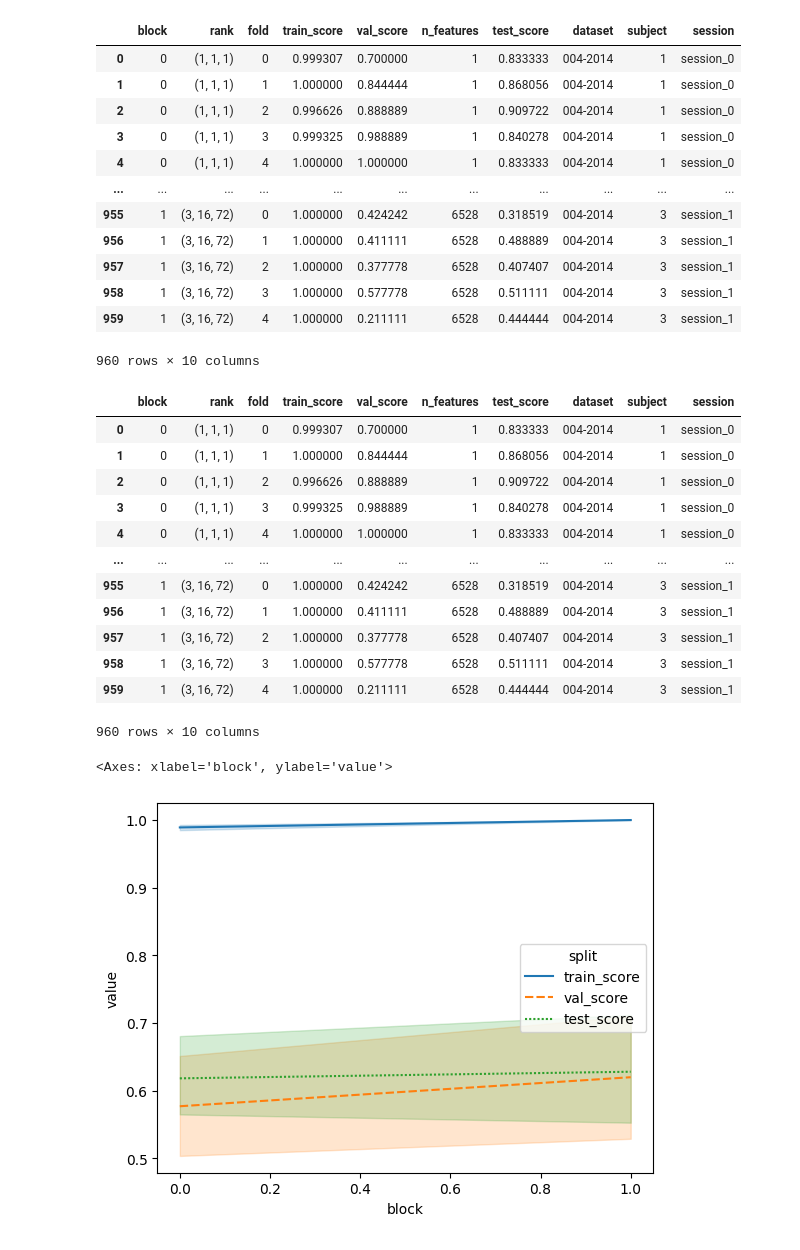
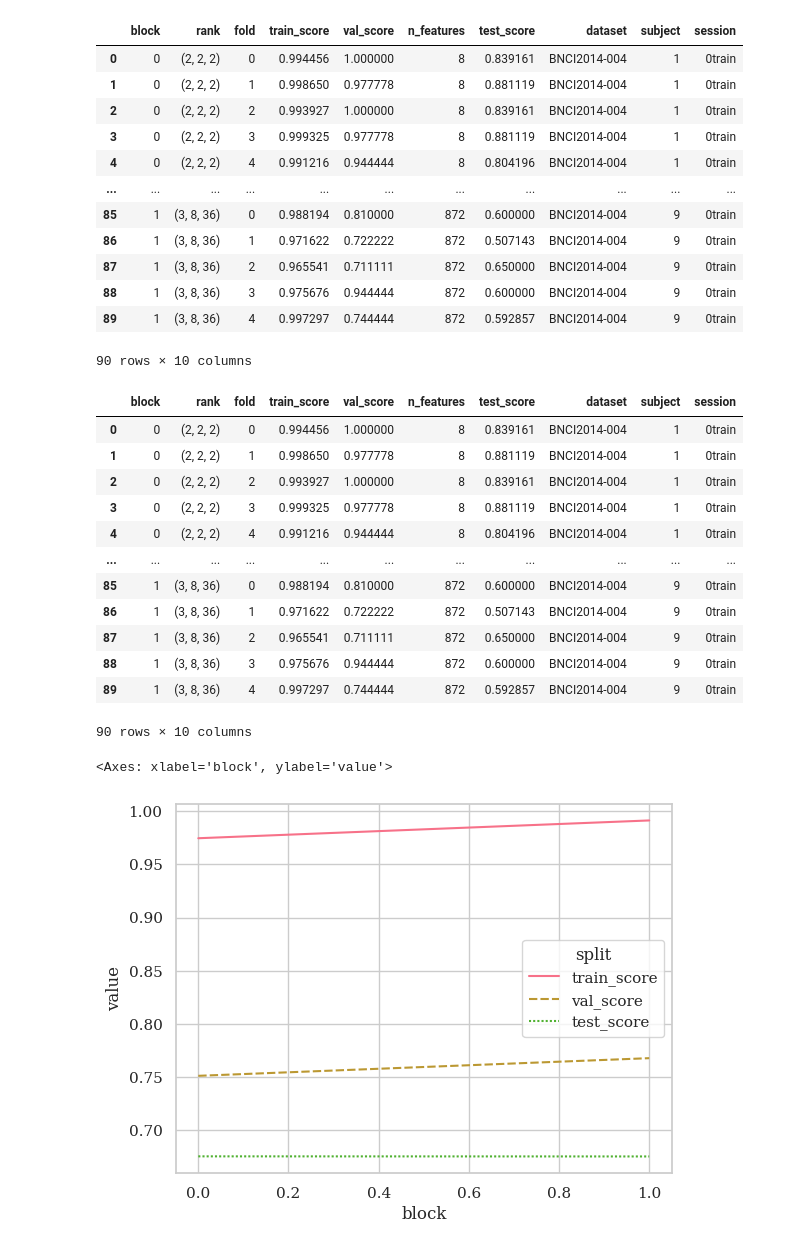
Before and after one commit to arnevdk/bttda, a Jupyter notebook: notebooks/blocks_mi.ipynb, the cells around one changed output. Drawn from its saved outputs; the diff is of its cells as text; code cells hidden in the pictures.

Commit message:
Automatic feature selection

```diff
--- a/notebooks/blocks_mi.ipynb
+++ b/notebooks/blocks_mi.ipynb
@@ -26,7 +32,7 @@ from sklearn.pipeline import make_pipeline
 import tensorly as tl
 
 clf = make_pipeline(
-    SelectF(alpha=.05),
+    SelectF(verbose=True),
     FunctionTransformer(tl.to_numpy),
     StandardScaler(),
     LinearDiscriminantAnalysis(shrinkage='auto', solver='lsqr')
@@ -70,20 +76,20 @@ for dataset in datasets:
              subjects=[subject],
              return_epochs=True
         )
-        for session in meta['session'].unique():
+        for session in meta['session'].unique()[:1]:
             idc = meta['session'] == session
             epochs_ses = epochs[idc]
             labels_ses = labels[idc]
             meta_ses = meta[idc]
 
             X = epochs_ses.get_data()
-            X = stf_tensor(X, sfreq=epochs.info['sfreq'], zscore=False )
+            X = stf_tensor(X, sfreq=epochs.info['sfreq'], normalize=True,log=True )
             X = tl.tensor(X)
             y = labels_ses
 
             print(f'dataset={dataset.code} subject={subject} session={session}')
             bttda.fit(X,y, test=True)
-            subj_select_info = pd.DataFrame(bttda.model_select_info_)
+            subj_select_info = pd.DataFrame(bttda.model_select_info_best_)
             subj_select_info['dataset'] = dataset.code
             subj_select_info['subject'] = subject
             subj_select_info['session'] = session
@@ -308,45 +293,45 @@ Fitting block 2/2...
 select_info
 # %% [output]
 |  | block | rank | fold | train_score | val_score | n_features | test_score | dataset | subject | session |
-| 0 | 0 | (1, 1, 1) | 0 | 0.999307 | 0.700000 | 1 | 0.833333 | 004-2014 | 1 | session_0 |
-| 1 | 0 | (1, 1, 1) | 1 | 1.000000 | 0.844444 | 1 | 0.868056 | 004-2014 | 1 | session_0 |
-| 2 | 0 | (1, 1, 1) | 2 | 0.996626 | 0.888889 | 1 | 0.909722 | 004-2014 | 1 | session_0 |
-| 3 | 0 | (1, 1, 1) | 3 | 0.999325 | 0.988889 | 1 | 0.840278 | 004-2014 | 1 | session_0 |
-| 4 | 0 | (1, 1, 1) | 4 | 1.000000 | 1.000000 | 1 | 0.833333 | 004-2014 | 1 | session_0 |
+| 0 | 0 | (2, 2, 2) | 0 | 0.994456 | 1.000000 | 8 | 0.839161 | BNCI2014-004 | 1 | 0train |
+| 1 | 0 | (2, 2, 2) | 1 | 0.998650 | 0.977778 | 8 | 0.881119 | BNCI2014-004 | 1 | 0train |
+| 2 | 0 | (2, 2, 2) | 2 | 0.993927 | 1.000000 | 8 | 0.839161 | BNCI2014-004 | 1 | 0train |
+| 3 | 0 | (2, 2, 2) | 3 | 0.999325 | 0.977778 | 8 | 0.881119 | BNCI2014-004 | 1 | 0train |
+| 4 | 0 | (2, 2, 2) | 4 | 0.991216 | 0.944444 | 8 | 0.804196 | BNCI2014-004 | 1 | 0train |
 | ... | ... | ... | ... | ... | ... | ... | ... | ... | ... | ... |
-| 955 | 1 | (3, 16, 72) | 0 | 1.000000 | 0.424242 | 6528 | 0.318519 | 004-2014 | 3 | session_1 |
-| 956 | 1 | (3, 16, 72) | 1 | 1.000000 | 0.411111 | 6528 | 0.488889 | 004-2014 | 3 | session_1 |
-| 957 | 1 | (3, 16, 72) | 2 | 1.000000 | 0.377778 | 6528 | 0.407407 | 004-2014 | 3 | session_1 |
-| 958 | 1 | (3, 16, 72) | 3 | 1.000000 | 0.577778 | 6528 | 0.511111 | 004-2014 | 3 | session_1 |
-| 959 | 1 | (3, 16, 72) | 4 | 1.000000 | 0.211111 | 6528 | 0.444444 | 004-2014 | 3 | session_1 |
+| 85 | 1 | (3, 8, 36) | 0 | 0.988194 | 0.810000 | 872 | 0.600000 | BNCI2014-004 | 9 | 0train |
+| 86 | 1 | (3, 8, 36) | 1 | 0.971622 | 0.722222 | 872 | 0.507143 | BNCI2014-004 | 9 | 0train |
+| 87 | 1 | (3, 8, 36) | 2 | 0.965541 | 0.711111 | 872 | 0.650000 | BNCI2014-004 | 9 | 0train |
+| 88 | 1 | (3, 8, 36) | 3 | 0.975676 | 0.944444 | 872 | 0.600000 | BNCI2014-004 | 9 | 0train |
+| 89 | 1 | (3, 8, 36) | 4 | 0.997297 | 0.744444 | 872 | 0.592857 | BNCI2014-004 | 9 | 0train |
-960 rows × 10 columns
+90 rows × 10 columns
 # %%
 select_info
 # %% [output]
 |  | block | rank | fold | train_score | val_score | n_features | test_score | dataset | subject | session |
-| 0 | 0 | (1, 1, 1) | 0 | 0.999307 | 0.700000 | 1 | 0.833333 | 004-2014 | 1 | session_0 |
-| 1 | 0 | (1, 1, 1) | 1 | 1.000000 | 0.844444 | 1 | 0.868056 | 004-2014 | 1 | session_0 |
-| 2 | 0 | (1, 1, 1) | 2 | 0.996626 | 0.888889 | 1 | 0.909722 | 004-2014 | 1 | session_0 |
-| 3 | 0 | (1, 1, 1) | 3 | 0.999325 | 0.988889 | 1 | 0.840278 | 004-2014 | 1 | session_0 |
-| 4 | 0 | (1, 1, 1) | 4 | 1.000000 | 1.000000 | 1 | 0.833333 | 004-2014 | 1 | session_0 |
+| 0 | 0 | (2, 2, 2) | 0 | 0.994456 | 1.000000 | 8 | 0.839161 | BNCI2014-004 | 1 | 0train |
+| 1 | 0 | (2, 2, 2) | 1 | 0.998650 | 0.977778 | 8 | 0.881119 | BNCI2014-004 | 1 | 0train |
+| 2 | 0 | (2, 2, 2) | 2 | 0.993927 | 1.000000 | 8 | 0.839161 | BNCI2014-004 | 1 | 0train |
+| 3 | 0 | (2, 2, 2) | 3 | 0.999325 | 0.977778 | 8 | 0.881119 | BNCI2014-004 | 1 | 0train |
+| 4 | 0 | (2, 2, 2) | 4 | 0.991216 | 0.944444 | 8 | 0.804196 | BNCI2014-004 | 1 | 0train |
 | ... | ... | ... | ... | ... | ... | ... | ... | ... | ... | ... |
-| 955 | 1 | (3, 16, 72) | 0 | 1.000000 | 0.424242 | 6528 | 0.318519 | 004-2014 | 3 | session_1 |
-| 956 | 1 | (3, 16, 72) | 1 | 1.000000 | 0.411111 | 6528 | 0.488889 | 004-2014 | 3 | session_1 |
-| 957 | 1 | (3, 16, 72) | 2 | 1.000000 | 0.377778 | 6528 | 0.407407 | 004-2014 | 3 | session_1 |
-| 958 | 1 | (3, 16, 72) | 3 | 1.000000 | 0.577778 | 6528 | 0.511111 | 004-2014 | 3 | session_1 |
-| 959 | 1 | (3, 16, 72) | 4 | 1.000000 | 0.211111 | 6528 | 0.444444 | 004-2014 | 3 | session_1 |
+| 85 | 1 | (3, 8, 36) | 0 | 0.988194 | 0.810000 | 872 | 0.600000 | BNCI2014-004 | 9 | 0train |
+| 86 | 1 | (3, 8, 36) | 1 | 0.971622 | 0.722222 | 872 | 0.507143 | BNCI2014-004 | 9 | 0train |
+| 87 | 1 | (3, 8, 36) | 2 | 0.965541 | 0.711111 | 872 | 0.650000 | BNCI2014-004 | 9 | 0train |
+| 88 | 1 | (3, 8, 36) | 3 | 0.975676 | 0.944444 | 872 | 0.600000 | BNCI2014-004 | 9 | 0train |
+| 89 | 1 | (3, 8, 36) | 4 | 0.997297 | 0.744444 | 872 | 0.592857 | BNCI2014-004 | 9 | 0train |
-960 rows × 10 columns
+90 rows × 10 columns
 # %%
 import seaborn as sns
 
 idx = ['dataset', 'subject', 'session', 'block']
 df = select_info.groupby(idx)[['train_score', 'val_score', 'test_score']].aggregate('mean')
 df = df.melt(var_name='split', ignore_index=False)
 df = df.reset_index()
-sns.lineplot(data=df, x='block', y='value', hue='split', style='split')
+sns.lineplot(data=df, x='block', y='value', hue='split', style='split', errorbar=None)
 # %% [output]
 <Axes: xlabel='block', ylabel='value'>
-[figure, old version]
+[figure, new version]
 # %%
 train_info.to_csv('block_mi_train.csv')
 train_info
```
Also changed, not shown: parts of 5 cells of this notebook, 11 other files.
